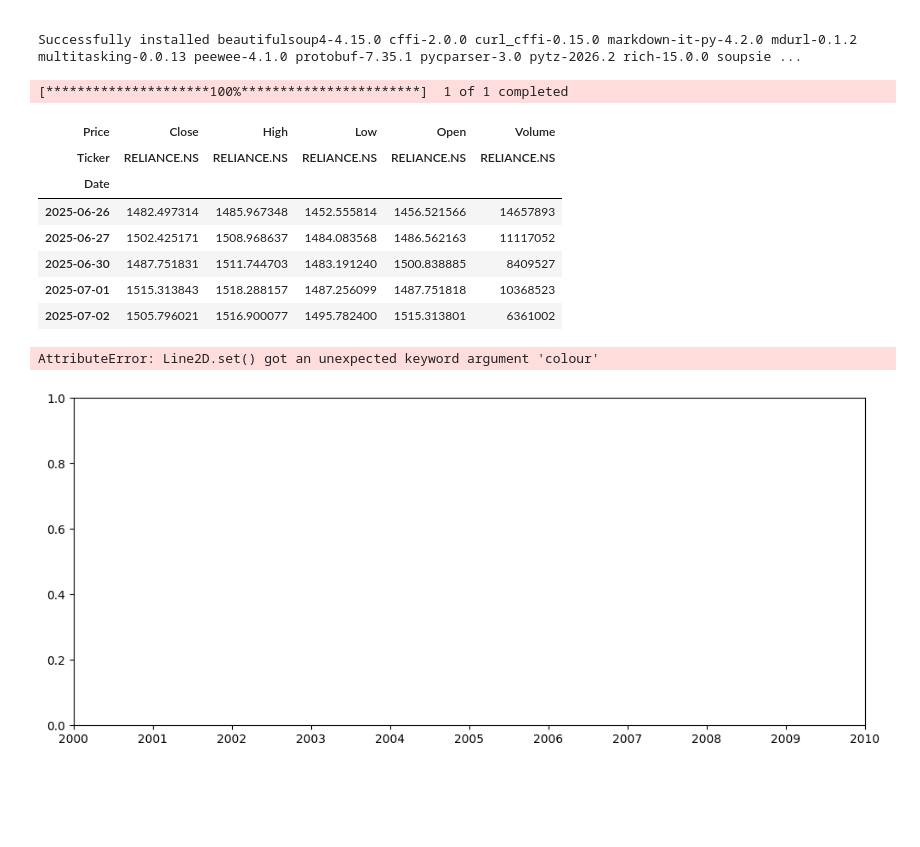
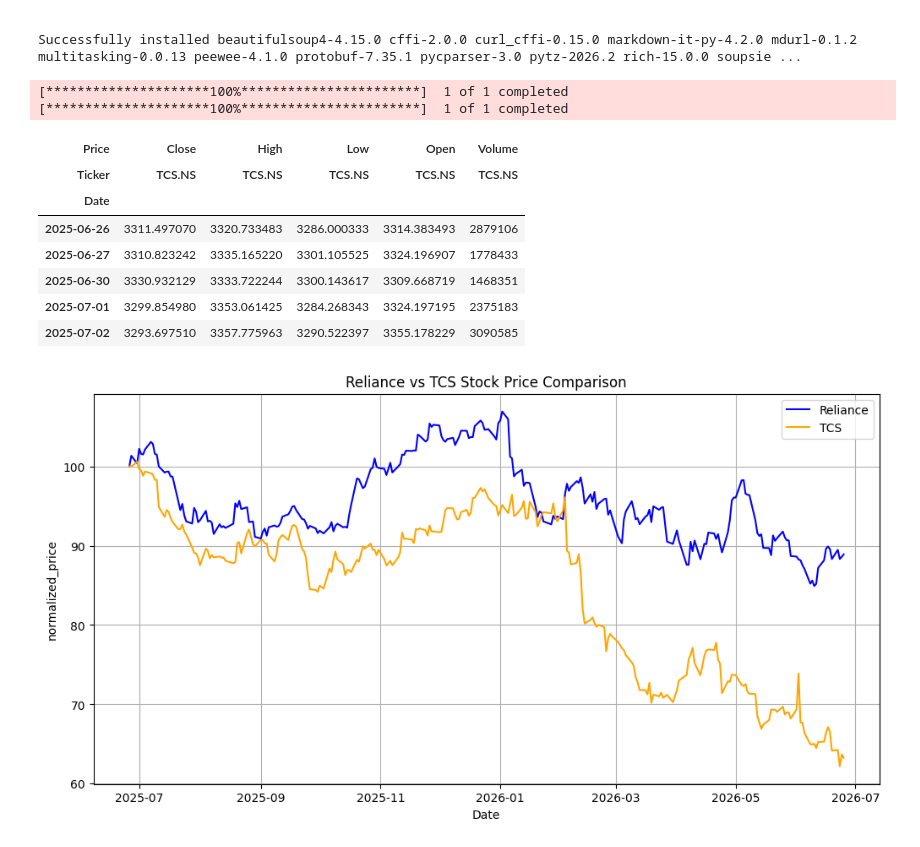
Before and after one commit to DivYanshVerma235/financial-analysis, a Jupyter notebook: finance_analysis.ipynb, the cells around one changed output. Drawn from its saved outputs; the diff is of its cells as text; code cells hidden in the pictures; blank space fills up the shorter version.

```diff
--- a/finance_analysis.ipynb
+++ b/finance_analysis.ipynb
@@ -24,23 +24,31 @@ import pandas as pd
 import matplotlib.pyplot as plt
 
 reliance = yf.download("reliance.ns",period="1y")
+tcs=yf.download("tcs.ns",period="1y")
 reliance.head()
+tcs.head()
 # %% [output]
 [*********************100%***********************]  1 of 1 completed
+[*********************100%***********************]  1 of 1 completed
 | Price | Close | High | Low | Open | Volume |
-| Ticker | RELIANCE.NS | RELIANCE.NS | RELIANCE.NS | RELIANCE.NS | RELIANCE.NS |
+| Ticker | TCS.NS | TCS.NS | TCS.NS | TCS.NS | TCS.NS |
 | Date |  |  |  |  |  |
-| 2025-06-26 | 1482.497314 | 1485.967348 | 1452.555814 | 1456.521566 | 14657893 |
-| 2025-06-27 | 1502.425171 | 1508.968637 | 1484.083568 | 1486.562163 | 11117052 |
-| 2025-06-30 | 1487.751831 | 1511.744703 | 1483.191240 | 1500.838885 | 8409527 |
-| 2025-07-01 | 1515.313843 | 1518.288157 | 1487.256099 | 1487.751818 | 10368523 |
-| 2025-07-02 | 1505.796021 | 1516.900077 | 1495.782400 | 1515.313801 | 6361002 |
+| 2025-06-26 | 3311.497070 | 3320.733483 | 3286.000333 | 3314.383493 | 2879106 |
+| 2025-06-27 | 3310.823242 | 3335.165220 | 3301.105525 | 3324.196907 | 1778433 |
+| 2025-06-30 | 3330.932129 | 3333.722244 | 3300.143617 | 3309.668719 | 1468351 |
+| 2025-07-01 | 3299.854980 | 3353.061425 | 3284.268343 | 3324.197195 | 2375183 |
+| 2025-07-02 | 3293.697510 | 3357.775963 | 3290.522397 | 3355.178229 | 3090585 |
 # %%
-reliance['Close'].plot(figsize=(12,5),title='reliance indrustries-1 year stock price',color='blue')
-plt.xlabel('Date')
-plt.ylabel('Price(INR)')
+reliance_normalized=(reliance['Close']/reliance['Close'].iloc[0])*100
+tcs_normalized=(tcs['Close']/tcs['Close'].iloc[0])*100
+plt.figure(figsize=(12,6))
+plt.plot(reliance_normalized,label='Reliance',color='blue')
+plt.plot(tcs_normalized,label='TCS',color='orange')
+plt.xlabel("Date")
+plt.ylabel("normalized_price")
+plt.title("Reliance vs TCS Stock Price Comparison")
+plt.legend()
 plt.grid(True)
 plt.show()
 # %% [output]
-AttributeError: Line2D.set() got an unexpected keyword argument 'colour'
-[figure, old version]
+[figure, new version]
```
Also changed, not shown: parts of 1 cell of this notebook, 14 other files.
